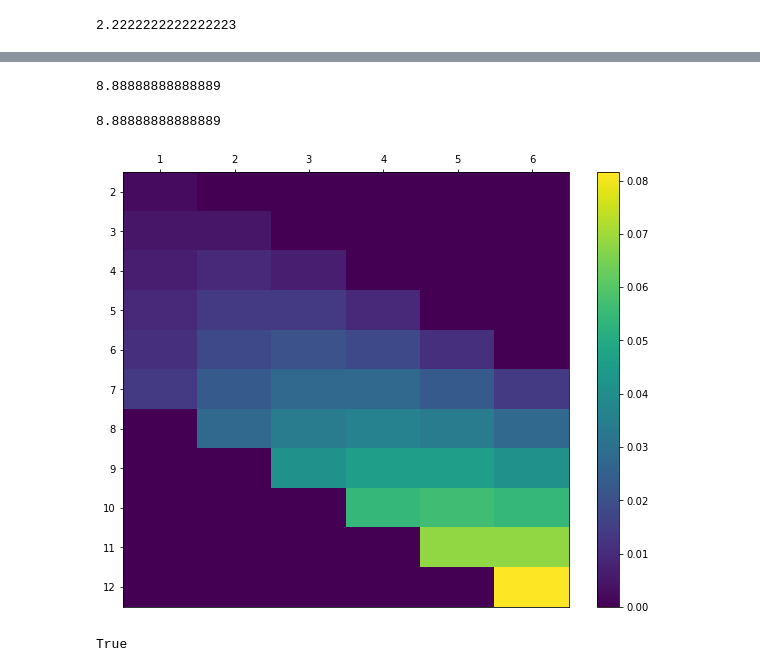
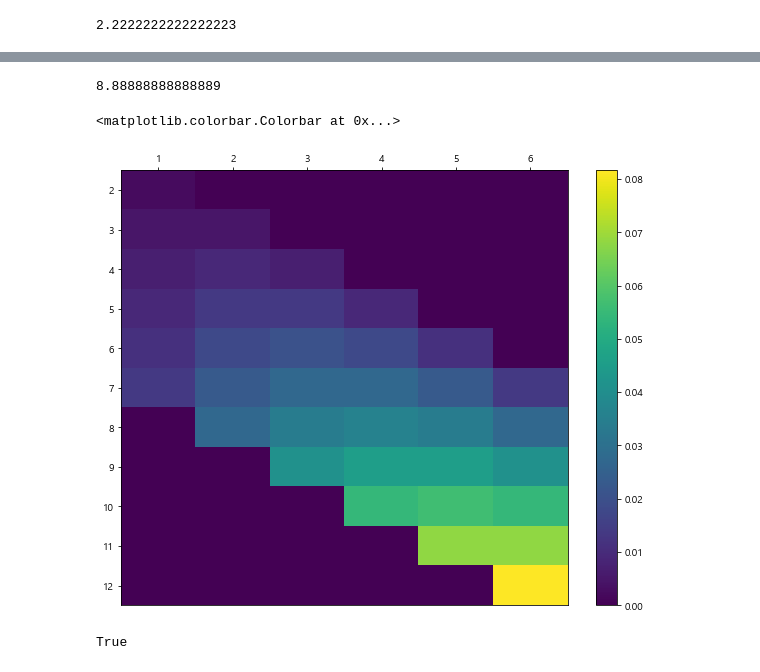
Before and after one commit to HyeonuJeong/Mycakd5, a Jupyter notebook: m3_통계/stat3.ipynb, the cells around one changed output, grey strips where cells are left out. Cells and saved outputs as stored; diff of their text form; code cells hidden in the pictures.

```diff
--- a/m3_통계/stat3.ipynb
+++ b/m3_통계/stat3.ipynb
@@ -114,6 +106,2 @@ def V(X, g=lambda x: x):
-# %%
-V(X, lambda x: 2*x + 3)
-# %% [output]
-8.88888888888889
 # %%
 #분산의 공식
@@ -135,21 +123,19 @@ XY = [x_set, y_set, f_XY]
 # %%
-prob = np.array([[f_XY(x_i, y_j) for y_j in y_set]
-                 for x_i in x_set])
-
-fig = plt.figure(figsize=(10, 8))
+prob = np.array([[f_XY(x_i,y_j) for y_j in y_set]for x_i in x_set])
+fig = plt.figure(figsize=(10,8))
 ax = fig.add_subplot(111)
-
-c = ax.pcolor(prob)
+c=ax.pcolor(prob)
+x = ax.pcolor(prob)
 ax.set_xticks(np.arange(prob.shape[1]) + 0.5, minor=False)
 ax.set_yticks(np.arange(prob.shape[0]) + 0.5, minor=False)
-ax.set_xticklabels(np.arange(1, 7), minor=False)
-ax.set_yticklabels(np.arange(2, 13), minor=False)
-# y축을 내림차순의 숫자가 되게 하여, 위 아래를 역전시킨다
+ax.set_xticklabels(np.arange(1,7) , minor=False)
+ax.set_yticklabels(np.arange(2,13) , minor=False)
+#y축을 내림차순으로 역전
 ax.invert_yaxis()
-# x축의 눈금을 그래프 위쪽에 표시
+#x축 눈금을 그래프 위쪽에 표시
 ax.xaxis.tick_top()
-fig.colorbar(c, ax=ax)
-plt.show()
+fig.colorbar(c,ax=ax)
 # %% [output]
+<matplotlib.colorbar.Colorbar at 0x...>
-[figure, old version]
+[figure, new version]
 # %%
```
Also changed, not shown: parts of 154 cells of this notebook, 4 other files.
